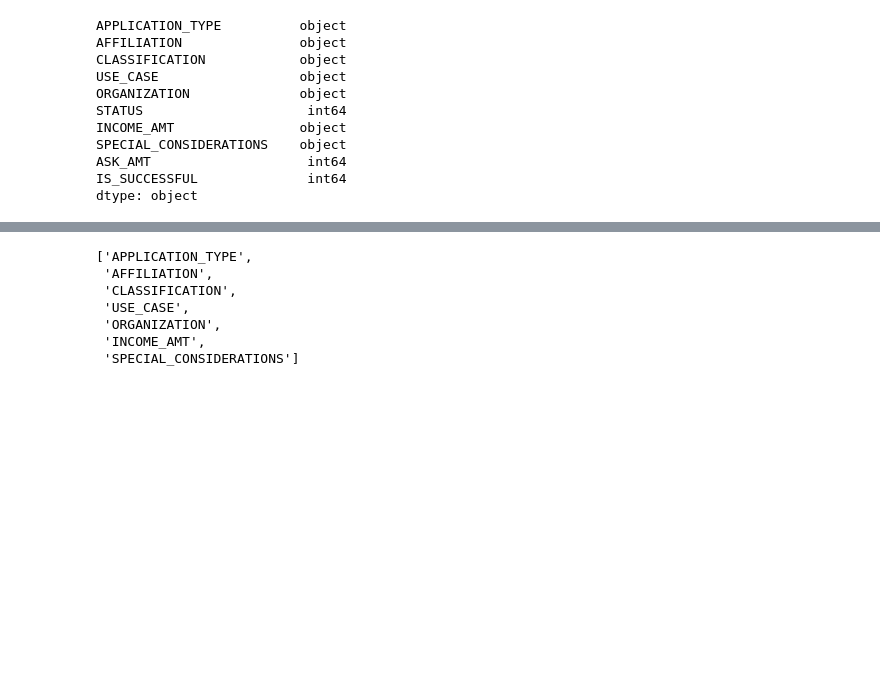
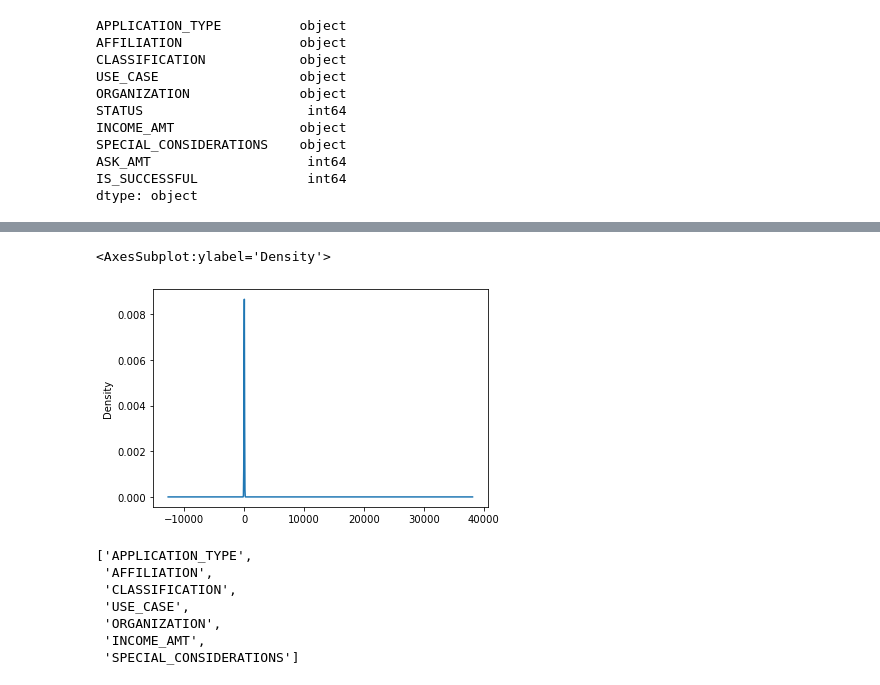
Before and after one commit to ethiry99/HW19_Neural_Network_Charity_Analysis, a Jupyter notebook: AlphabetSoupCharity_Optimized.ipynb, the cells around one changed output, grey strips where cells are left out. Cells and saved outputs as stored; diff of their text form; code cells hidden in the pictures; blank space fills up the shorter version.

```diff
--- a/AlphabetSoupCharity_Optimized.ipynb
+++ b/AlphabetSoupCharity_Optimized.ipynb
@@ -148,0 +219,6 @@ dtype: object
+# %%
+ask_size_df=application_df['ASK_AMT'].value_counts()
+
+# Look at CLASSIFICATION value counts for binning
+#classification_type_df=application_df['CLASSIFICATION'].value_counts()
+ask_size_df.head(20)
@@ -149,3 +243,8 @@ dtype: object
+# %%
+ask_size_df.plot.density()
+# %% [output]
+<AxesSubplot:ylabel='Density'>
+[figure, added]
 # %%
 # Generate our categorical variable lists
 cat_var_df=application_df.select_dtypes(include ='object')
```
Also changed, not shown: parts of 24 cells of this notebook, 3 other files.
